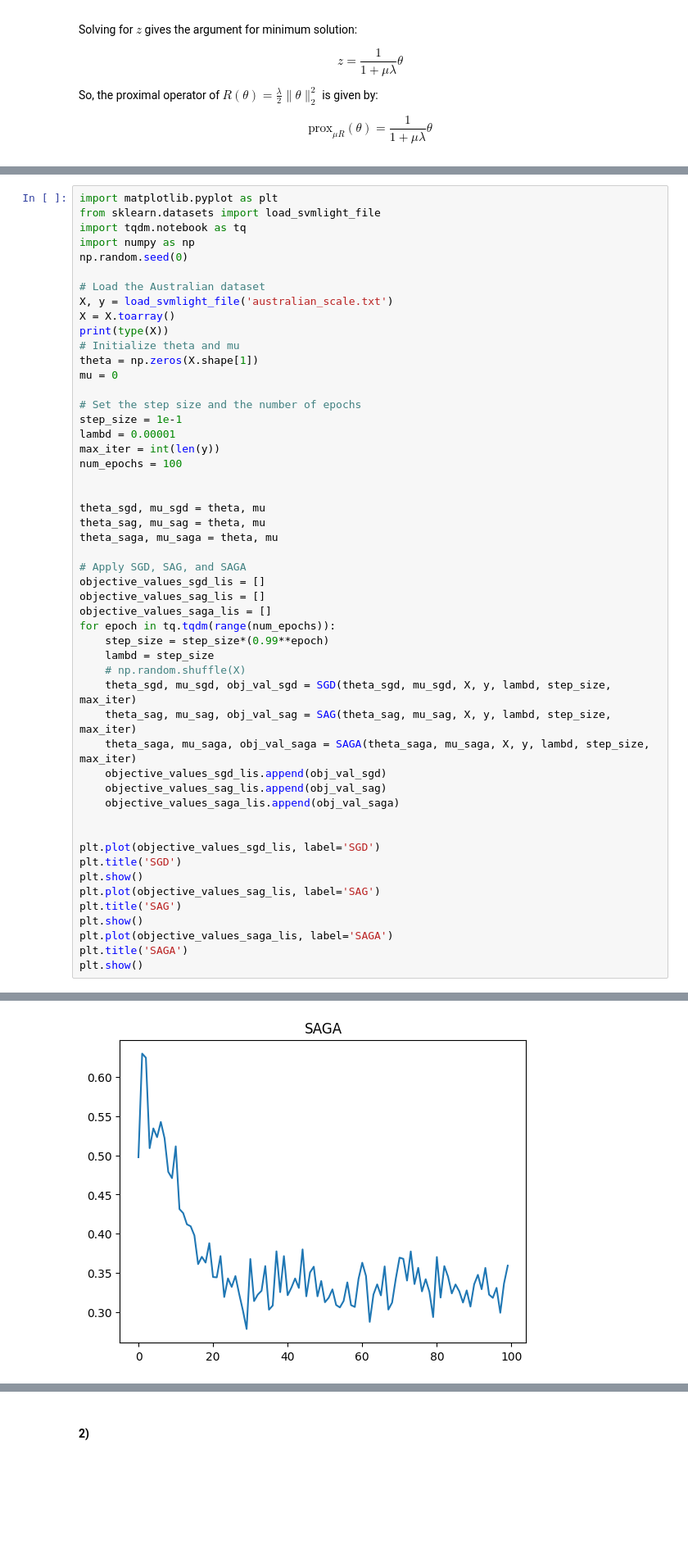
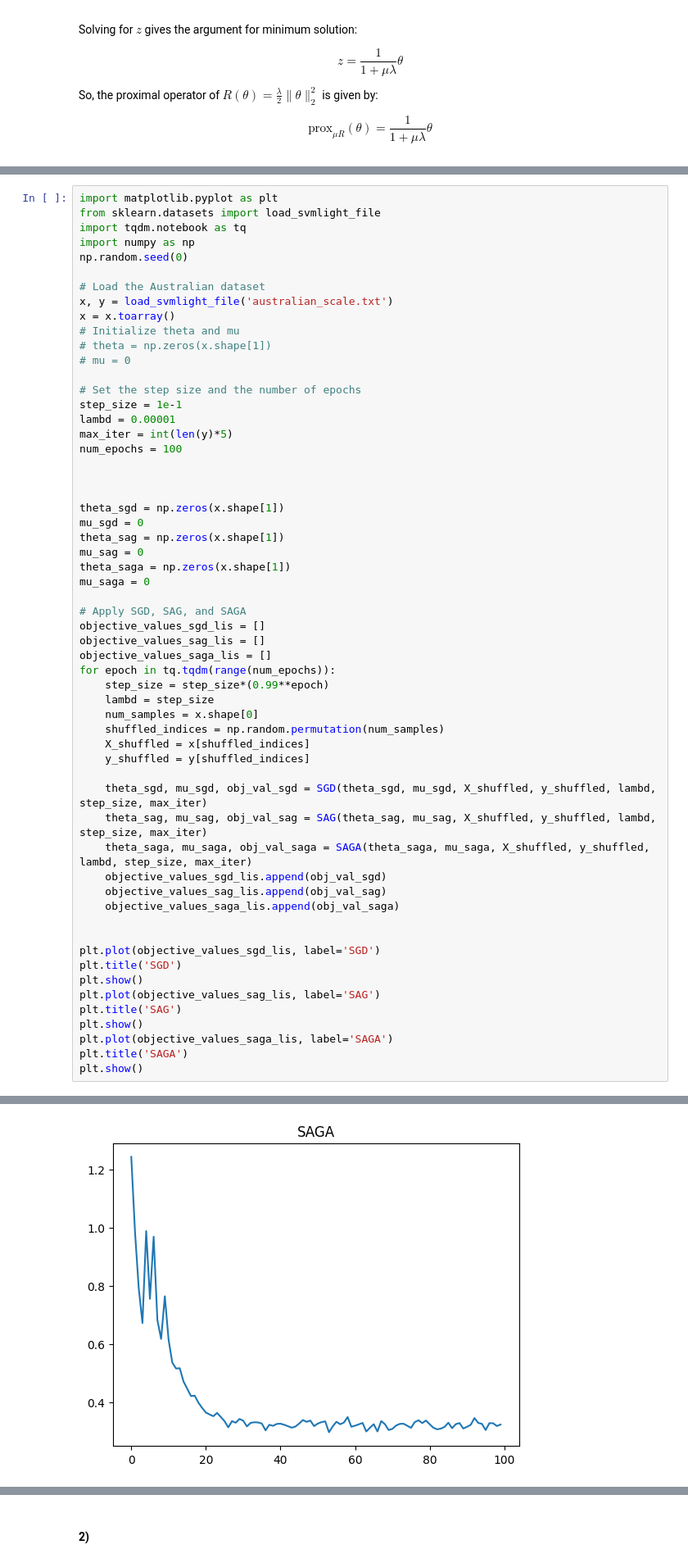
Before and after one commit to darkopetrov/DAT570_Continuous_optimization_in_data_science, a Jupyter notebook: Module_6/Notebook_6.ipynb, the cells around one changed output, grey strips where cells are left out. Shown at 82% size. Drawn from its saved outputs; the diff is of its cells as text; blank space fills up the shorter version.

```diff
--- a/Module_6/Notebook_6.ipynb
+++ b/Module_6/Notebook_6.ipynb
@@ -119,23 +147,26 @@ import numpy as np
 np.random.seed(0)
 
 # Load the Australian dataset
-X, y = load_svmlight_file('australian_scale.txt')
-X = X.toarray()
-print(type(X))
+x, y = load_svmlight_file('australian_scale.txt')
+x = x.toarray()
 # Initialize theta and mu
-theta = np.zeros(X.shape[1])
-mu = 0
+# theta = np.zeros(x.shape[1])
+# mu = 0
 
 # Set the step size and the number of epochs
 step_size = 1e-1
 lambd = 0.00001
-max_iter = int(len(y))
+max_iter = int(len(y)*5)
 num_epochs = 100
 
 
-theta_sgd, mu_sgd = theta, mu
-theta_sag, mu_sag = theta, mu
-theta_saga, mu_saga = theta, mu
+
+theta_sgd = np.zeros(x.shape[1])
+mu_sgd = 0
+theta_sag = np.zeros(x.shape[1])
+mu_sag = 0
+theta_saga = np.zeros(x.shape[1])
+mu_saga = 0
 
 # Apply SGD, SAG, and SAGA
 objective_values_sgd_lis = []
@@ -144,10 +175,14 @@ objective_values_saga_lis = []
 for epoch in tq.tqdm(range(num_epochs)):
     step_size = step_size*(0.99**epoch)
     lambd = step_size
-    # np.random.shuffle(X)
-    theta_sgd, mu_sgd, obj_val_sgd = SGD(theta_sgd, mu_sgd, X, y, lambd, step_size, max_iter)
-    theta_sag, mu_sag, obj_val_sag = SAG(theta_sag, mu_sag, X, y, lambd, step_size, max_iter)
-    theta_saga, mu_saga, obj_val_saga = SAGA(theta_saga, mu_saga, X, y, lambd, step_size, max_iter)
+    num_samples = x.shape[0]
+    shuffled_indices = np.random.permutation(num_samples)
+    X_shuffled = x[shuffled_indices]
+    y_shuffled = y[shuffled_indices]
+
+    theta_sgd, mu_sgd, obj_val_sgd = SGD(theta_sgd, mu_sgd, X_shuffled, y_shuffled, lambd, step_size, max_iter)
+    theta_sag, mu_sag, obj_val_sag = SAG(theta_sag, mu_sag, X_shuffled, y_shuffled, lambd, step_size, max_iter)
+    theta_saga, mu_saga, obj_val_saga = SAGA(theta_saga, mu_saga, X_shuffled, y_shuffled, lambd, step_size, max_iter)
     objective_values_sgd_lis.append(obj_val_sgd)
     objective_values_sag_lis.append(obj_val_sag)
     objective_values_saga_lis.append(obj_val_saga)
@@ -169,4 +203,4 @@ plt.show()
-[figure, old version]
+[figure, new version]
 # %% [markdown]
 ## Q2.
 #### 1)
```
Also changed, not shown: parts of 2 cells of this notebook.
